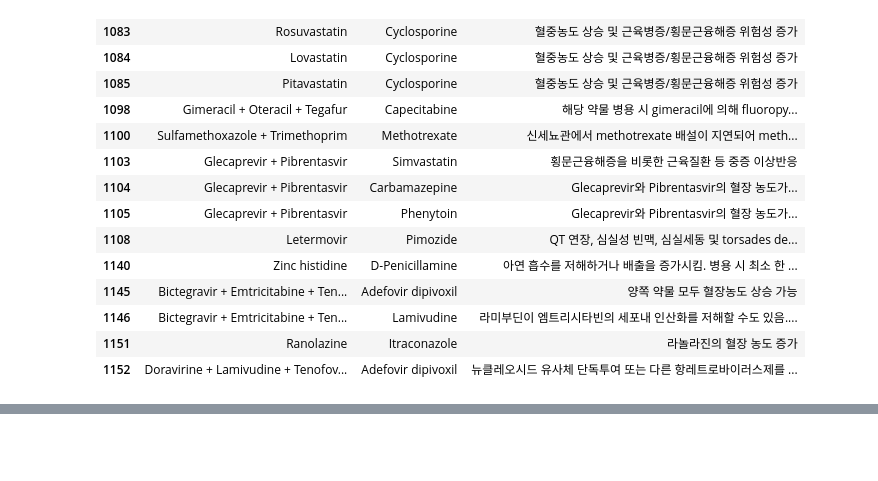
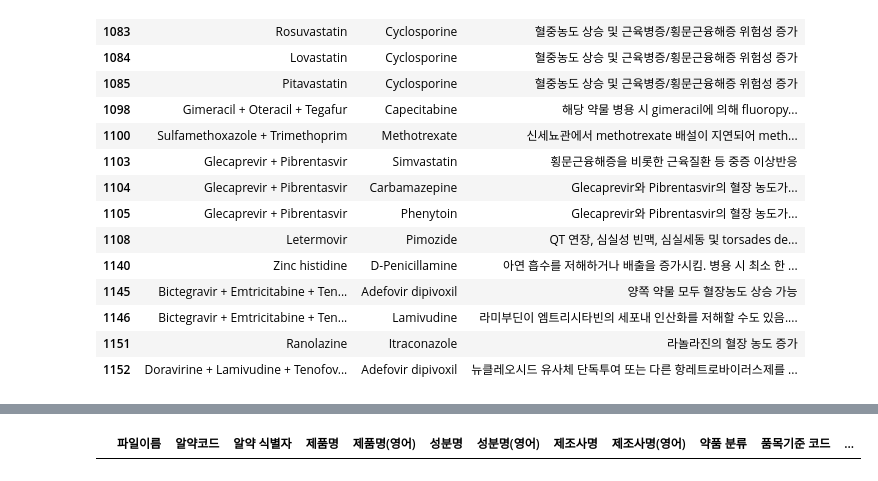
Before and after one commit to BrianPark314/final_project, a Jupyter notebook: 여러 데이터 뜯어보기.ipynb, the cells around one changed output, grey strips where cells are left out. Drawn from its saved outputs; the diff is of its cells as text; code cells hidden in the pictures; blank space fills up the shorter version.

```diff
--- a/여러 데이터 뜯어보기.ipynb
+++ b/여러 데이터 뜯어보기.ipynb
@@ -295 +279,5 @@ no_list
+# %%
+data[data['성분명(영어)'] 'Haloperidol']
+# %% [output]
+|  | 파일이름 | 알약코드 | 알약 식별자 | 제품명 | 제품명(영어) | 성분명 | 성분명(영어) | 제조사명 | 제조사명(영어) | 약품 분류 | 품목기준 코드 | ... |
 # %%
```
Also changed, not shown: parts of 6 cells of this notebook, 1 other file.
